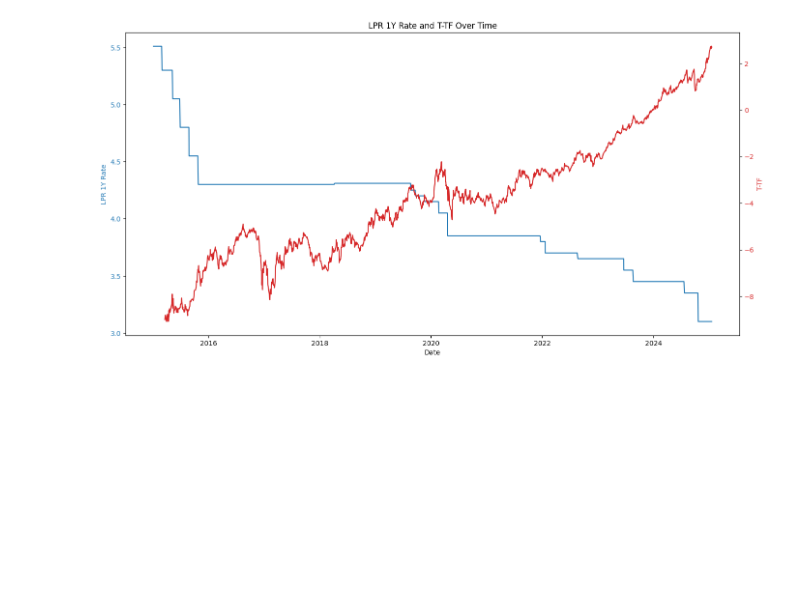
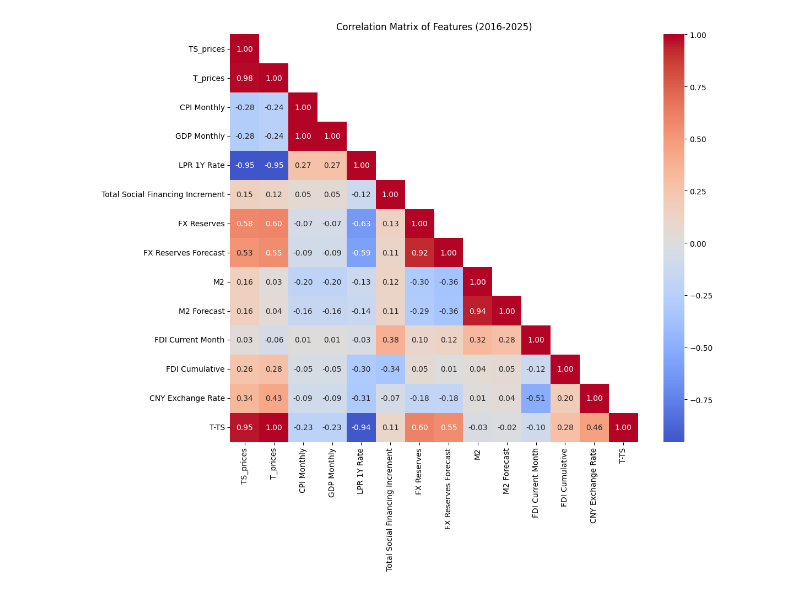
Before and after one commit to yanzhizhang/FICC_QIS, a Jupyter notebook: future_arb/T_TF.ipynb, the cells around one changed output. Drawn from its saved outputs; the diff is of its cells as text; code cells hidden in the pictures; blank space fills up the shorter version.

```diff
--- a/future_arb/T_TF.ipynb
+++ b/future_arb/T_TF.ipynb
@@ -252,19 +350,19 @@ Total Social Financing Increment
 # %%
-# Combine the TF_df and macro_data
+# Combine the TS_df and macro_data
 # Resample macro_data to daily frequency and forward fill the values
 macro_data_daily = macro_data.set_index("Date").resample("D").ffill().reset_index()
 
-# Merge TF_df with macro_data_daily
+# Merge TS_df with macro_data_daily
 T_prices = (T_df["open"] + T_df["close"]) / 2
-TF_prices = (TF_df["open"] + TF_df["close"]) / 2
+TS_prices = (TS_df["open"] + TS_df["close"]) / 2
 spread_df = pd.DataFrame(
     {
-        "TF_prices": TF_prices.droplevel(level=0),
+        "TS_prices": TS_prices.droplevel(level=0),
         "T_prices": T_prices.droplevel(level=0),
     }
 )
 
-# spread_df.columns = ["TF_prices", "T_prices"] and index is date in datetime format
+# spread_df.columns = ["TS_prices", "T_prices"] and index is date in datetime format
 spread_df_combined = spread_df.reset_index().merge(macro_data_daily, left_on="date", right_on="Date", how="left").set_index(["Date"])
 
 # Display the combined DataFrame
@@ -281,27 +398,27 @@ Index(['date', 'TF_prices', 'T_prices', 'CPI Yearly', 'GDP Yearly',
 # %%
-spread_df_combined["T-TF"] = spread_df_combined["T_prices"] - spread_df_combined["TF_prices"]
+spread_df_combined["T-TS"] = spread_df_combined["T_prices"] - spread_df_combined["TS_prices"]
-# %%
-import seaborn as sns
-
-# Calculate the correlation matrix
-correlation = spread_df_combined[['T-TF', 'LPR 1Y Rate', 'Total Social Financing Increment']].corr()
-
-# Plot the LPR 1Y Rate and T-TF against date
-fig, ax1 = plt.subplots(figsize=(14, 7))
-
-ax1.set_xlabel('Date')
-ax1.set_ylabel('LPR 1Y Rate', color='tab:blue')
-ax1.plot(spread_df_combined.index, spread_df_combined['LPR 1Y Rate'], color='tab:blue', label='LPR 1Y Rate')
-ax1.tick_params(axis='y', labelcolor='tab:blue')
-
-ax2 = ax1.twinx()
-ax2.set_ylabel('T-TF', color='tab:red')
-ax2.plot(spread_df_combined.index, spread_df_combined['T-TF'], color='tab:red', label='T-TF')
-ax2.tick_params(axis='y', labelcolor='tab:red')
-
-fig.tight_layout()
-plt.title('LPR 1Y Rate and T-TF Over Time')
-plt.show()
-# %% [output]
-[figure, removed]
+# %%
+import seaborn as sns
+
+# Filter data after 2016
+spread_df_combined_filtered = spread_df_combined[spread_df_combined.index >= '2016-01-01']
+
+# Calculate the correlation matrix for numeric columns, excluding date column
+correlation = spread_df_combined_filtered.select_dtypes(include=['float64']).dropna().corr()
+
+# Create a heatmap with improved readability
+plt.figure(figsize=(12, 10))
+sns.heatmap(correlation,
+            annot=True,
+            cmap='coolwarm',
+            center=0,
+            fmt='.2f',
+            square=True,
+            mask=np.triu(np.ones_like(correlation), k=1))  # Show only lower triangle
+
+plt.title('Correlation Matrix of Features (2016-2025)')
+plt.tight_layout()
+plt.show()
+# %% [output]
+[figure, added]
 # %%
```
Also changed, not shown: parts of 13 cells of this notebook, 2 other files.
